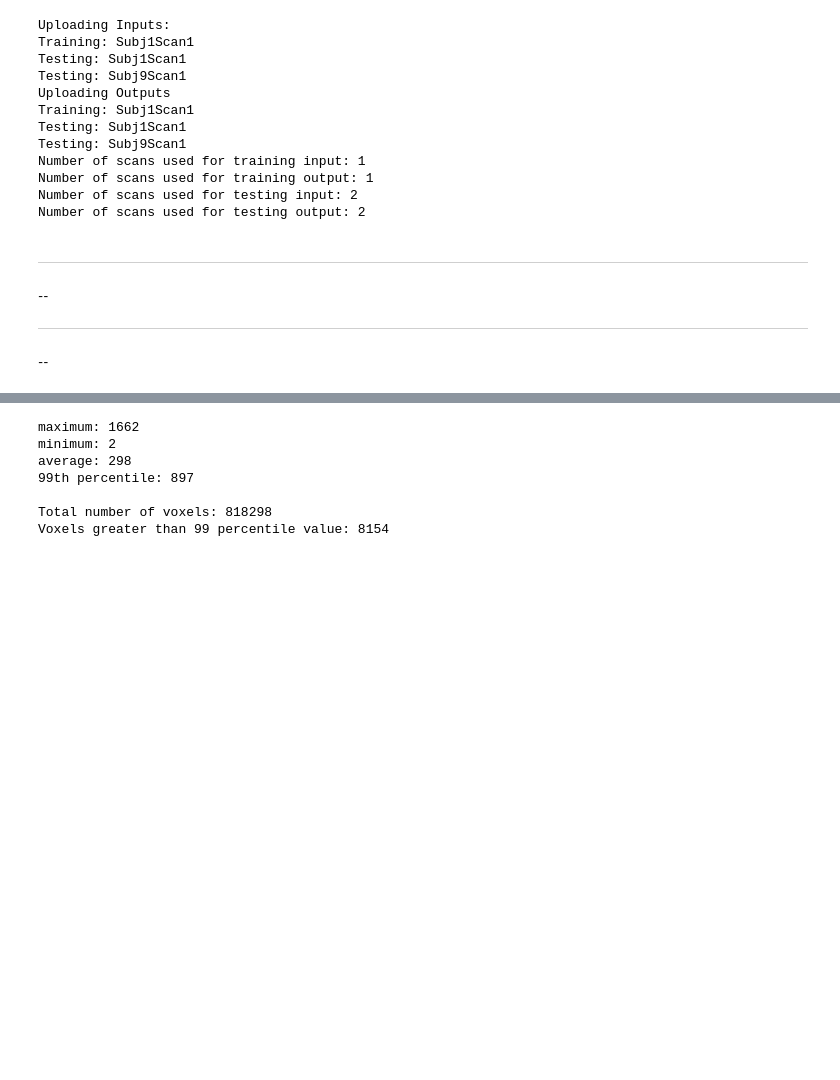
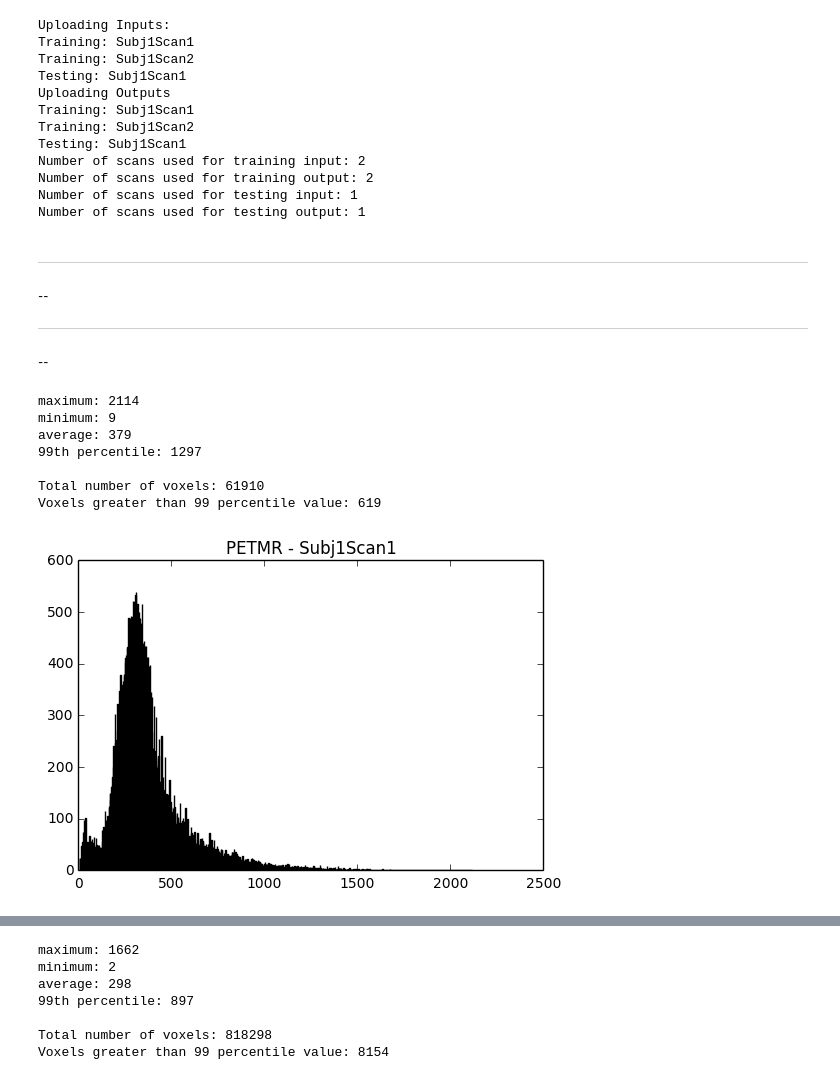
Before and after one commit to shivamdhall/MRIDataHarmonisation, a Jupyter notebook: Development/Analysis of Scans.ipynb, the cells around one changed output, grey strips where cells are left out. Cells and saved outputs as stored; diff of their text form; code cells hidden in the pictures; blank space fills up the shorter version.

```diff
--- a/Development/Analysis of Scans.ipynb
+++ b/Development/Analysis of Scans.ipynb
@@ -69,7 +69,7 @@ def analysis(scan, title, percentile):
     print("Total number of voxels: %d" % brain.shape[0])
     print("Voxels greater than %d percentile value: %d" % (percentile, (brain>np.percentile(brain,99)).sum()) )
 
-    plt.hist((brain.flatten()/brain.max()), bins = 1024, cumulative = "True");
+    plt.hist((brain.flatten()), bins = 1024);
     plt.title(title)
 # %%
 #upload the data
@@ -79,9 +79,9 @@ trio_data_path = '/Volumes/Seagate Backup Plus Drive/Project/Dataset/TRIO_data'
 #training_scans = ["1Scan1", "1Scan2", "2Scan1","2Scan2","3Scan1","3Scan2","4Scan1","4Scan2","5Scan1", \
  #               "5Scan2","6Scan1","6Scan2","7Scan1","7Scan2","8Scan1","8Scan2",]
 
-training_scans = ["1Scan1"]
+training_scans = ["1Scan1", "1Scan2"]
 
-testing_scans = ["1Scan1", "9Scan1"]
+testing_scans = ["1Scan1"]
 
 (training_data_inp, training_data_out, testing_data_inp, testing_data_out, affine_mat) = \
         get_data(petmr_data_path, trio_data_path, {"training":training_scans, "testing":testing_scans})
@@ -93,19 +93,33 @@ print ("Number of scans used for testing output: %d" % len(testing_data_out))
 # %% [output]
 Uploading Inputs:
 Training: Subj1Scan1
+Training: Subj1Scan2
 Testing: Subj1Scan1
-Testing: Subj9Scan1
 Uploading Outputs
 Training: Subj1Scan1
+Training: Subj1Scan2
 Testing: Subj1Scan1
-Testing: Subj9Scan1
-Number of scans used for training input: 1
-Number of scans used for training output: 1
-Number of scans used for testing input: 2
-Number of scans used for testing output: 2
+Number of scans used for training input: 2
+Number of scans used for training output: 2
+Number of scans used for testing input: 1
+Number of scans used for testing output: 1
 # %% [markdown]
 ------------------------------------------------------------------------------------------------------------
 --
 
 ------------------------------------------------------------------------------------------------------------
 --
+# %%
+x = training_data_inp[0]
+y = training_data_inp[1]
+# %%
+analysis(x[:,:,:,0], "PETMR - Subj1Scan1", 99.5)
+# %% [output]
+maximum: 2114
+minimum: 9
+average: 379
+99th percentile: 1297
+
+Total number of voxels: 61910
+Voxels greater than 99 percentile value: 619
+[figure, added]
```
Also changed, not shown: parts of 6 cells of this notebook, 2 other files.
